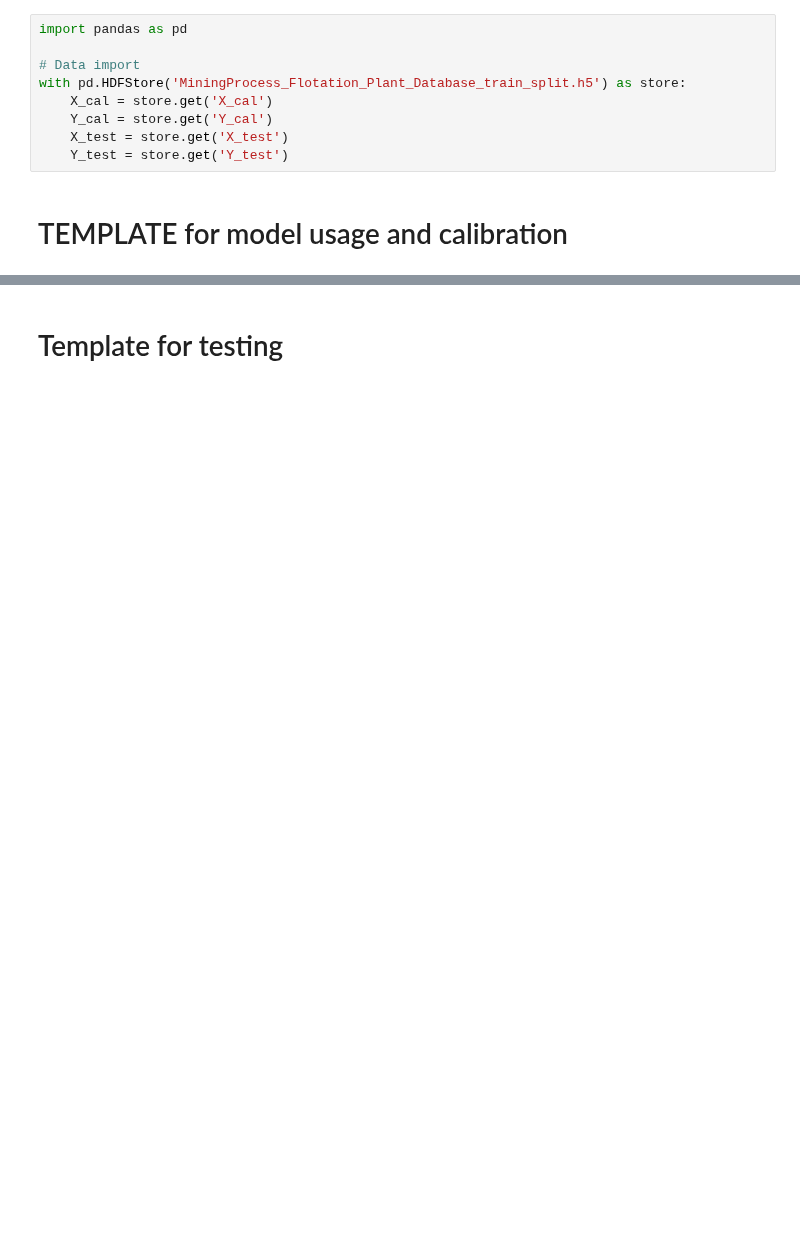
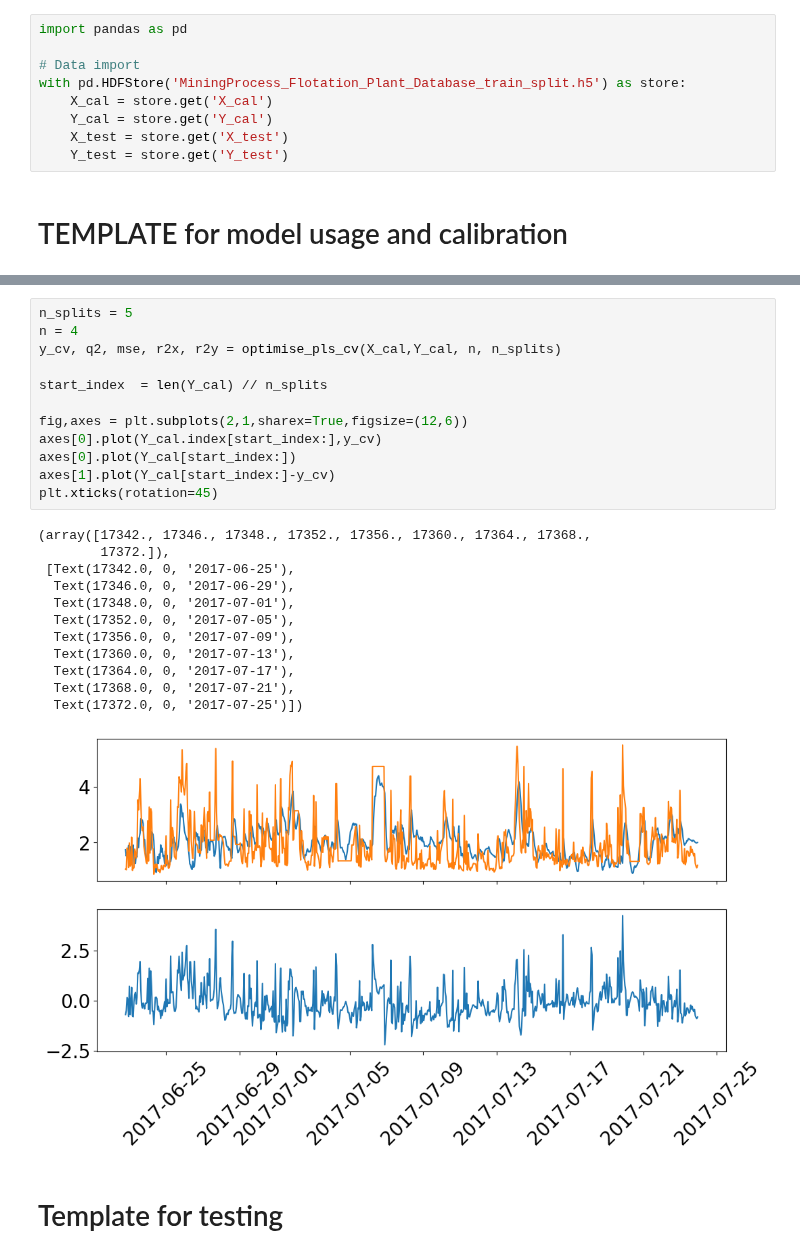
Before and after one commit to PauliAnt/ADAML_PA, a Jupyter notebook: week06_model.ipynb, the cells around one changed output, grey strips where cells are left out. Cells and saved outputs as stored; diff of their text form; blank space fills up the shorter version.

```diff
--- a/week06_model.ipynb
+++ b/week06_model.ipynb
@@ -130,3 +137,28 @@ plt.plot([1,5],[1,5],'k')
+# %%
+n_splits = 5
+n = 4
+y_cv, q2, mse, r2x, r2y = optimise_pls_cv(X_cal,Y_cal, n, n_splits)
+
+start_index  = len(Y_cal) // n_splits
+
+fig,axes = plt.subplots(2,1,sharex=True,figsize=(12,6))
+axes[0].plot(Y_cal.index[start_index:],y_cv)
+axes[0].plot(Y_cal[start_index:])
+axes[1].plot(Y_cal[start_index:]-y_cv)
+plt.xticks(rotation=45)
+# %% [output]
+(array([17342., 17346., 17348., 17352., 17356., 17360., 17364., 17368.,
+        17372.]),
+ [Text(17342.0, 0, '2017-06-25'),
+  Text(17346.0, 0, '2017-06-29'),
+  Text(17348.0, 0, '2017-07-01'),
+  Text(17352.0, 0, '2017-07-05'),
+  Text(17356.0, 0, '2017-07-09'),
+  Text(17360.0, 0, '2017-07-13'),
+  Text(17364.0, 0, '2017-07-17'),
+  Text(17368.0, 0, '2017-07-21'),
+  Text(17372.0, 0, '2017-07-25')])
+[figure, added]
 # %% [markdown]
 # Template for testing
 # %%
```
Also changed, not shown: parts of 5 cells of this notebook, 1 other file.
